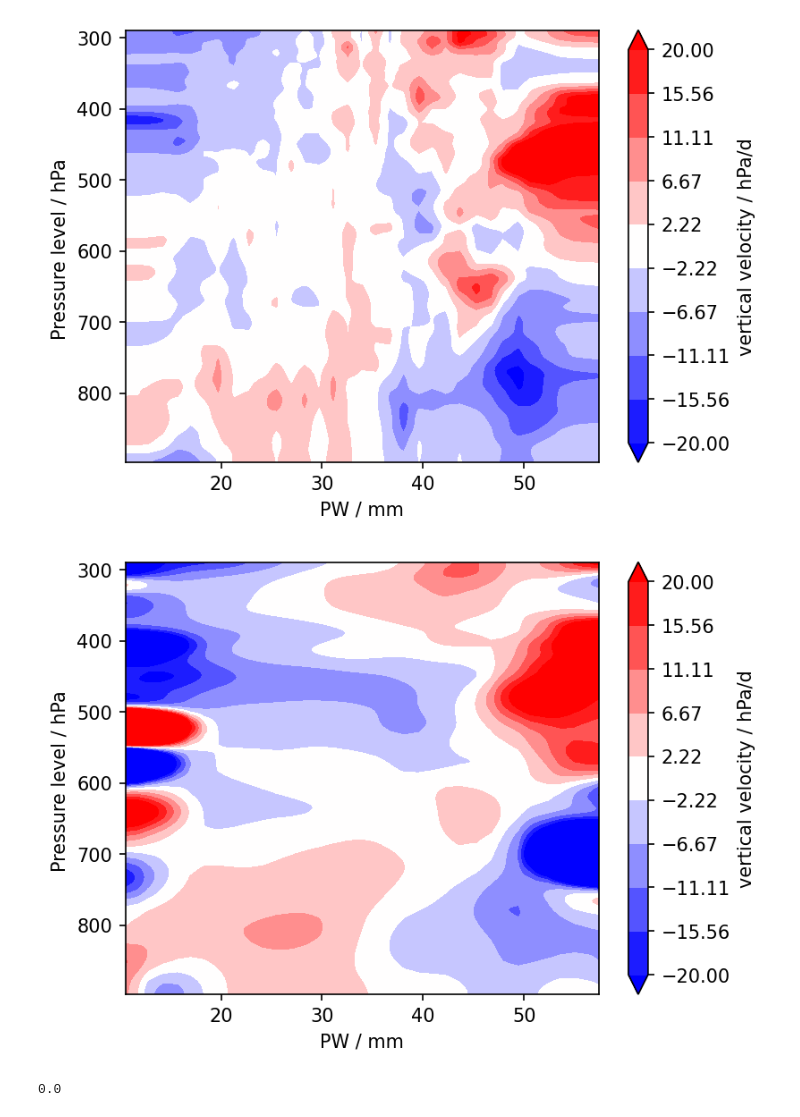
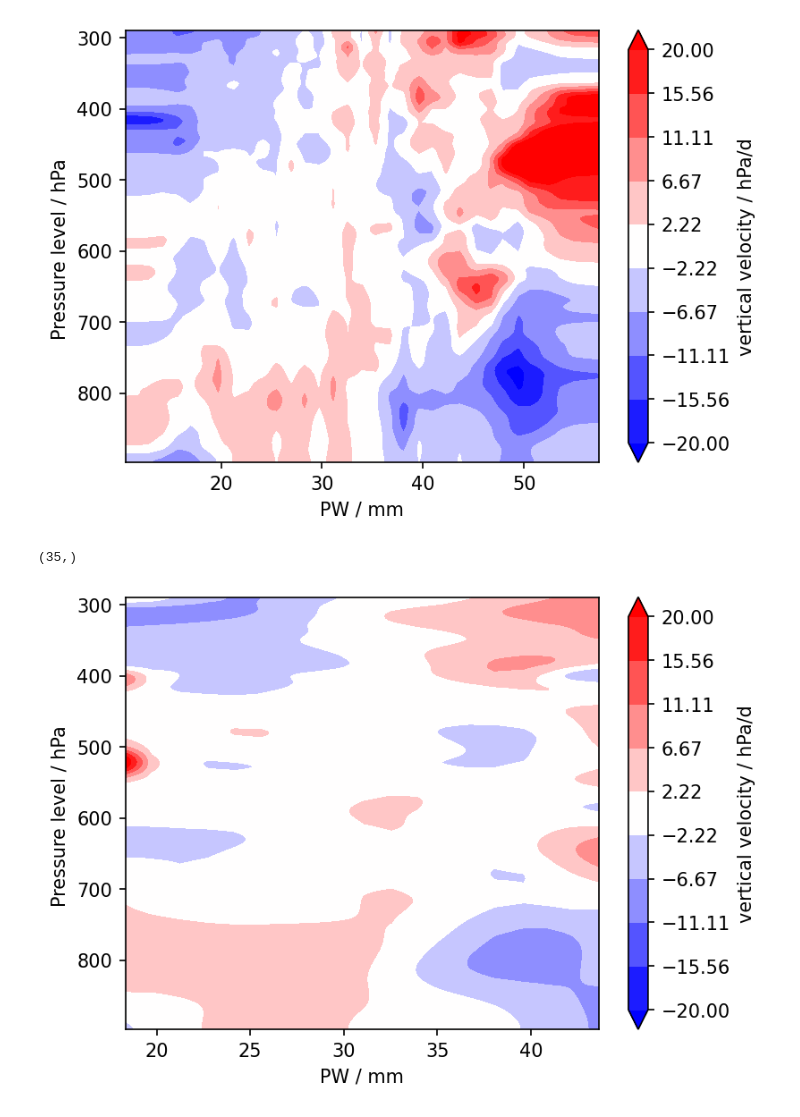
Before and after one commit to observingClouds/trade-wind-course_2021, a Jupyter notebook: PW_sorted_HeatingProfiles.ipynb, the cells around one changed output. Drawn from its saved outputs; the diff is of its cells as text; code cells hidden in the pictures.

Commit message:
Anomaly calculated after the grouping into PW bins

```diff
--- a/PW_sorted_HeatingProfiles.ipynb
+++ b/PW_sorted_HeatingProfiles.ipynb
@@ -196,3 +229,3 @@ plt.xlabel('pw bin');
 # %%
-heating_anomaly = (ds_radiation_mean.q_rad - np.nanmean(ds_radiation_mean.q_rad,axis=0)) # axis 0 is altitude
-ds_radiation_mean["heating_anomaly_2"] = xr.DataArray(heating_anomaly, dims = ["pw_bins", "alt"])
+heating_anomaly = (ds_radiation_grp.q_rad - np.nanmean(ds_radiation_grp.q_rad,axis=0)) # axis 0 is altitude
+ds_radiation_grp["heating_anomaly_2"] = xr.DataArray(heating_anomaly, dims = ["pw_bins", "alt"])
@@ -205,7 +258,14 @@ plt.colorbar(label='heating anomaly per height level');
 # %% [output]
 [figure]
 # %%
-omega_clear_2 = circ.wtg(ds_radiation_mean.temperature*units.kelvin,ds_radiation_mean.theta*units.kelvin,
-                  ds_radiation_mean.heating_anomaly_2 *units.kelvin/units.day,
-                  ds_radiation_mean.dtheta_dp*units.kelvin/units.pascal)
-ds_radiation_mean["omega_clear_2"] = xr.DataArray(omega_clear_2.metpy.magnitude, dims = ["pw_bins", "alt"])
+# Anomaly calculated after grouping
+omega_clear_2 = circ.wtg(ds_radiation_grp.temperature*units.kelvin,ds_radiation_grp.theta*units.kelvin,
+                  ds_radiation_grp.heating_anomaly_2 *units.kelvin/units.day,
+                  ds_radiation_grp.dtheta_dp*units.kelvin/units.pascal)
+ds_radiation_grp["omega_clear_2"] = xr.DataArray(omega_clear_2.metpy.magnitude, dims = ["pw_bins", "alt"])
+
+# Anomaly calculated after grouping
+omega_clear_bin_instant_net = circ.wtg(ds_radiation_grp.temperature*units.kelvin,ds_radiation_grp.theta*units.kelvin,
+                  ds_radiation_grp.q_rad *units.kelvin/units.day,
+                  ds_radiation_grp.dtheta_dp*units.kelvin/units.pascal)
+ds_radiation_grp["omega_clear_bin_instant_net"] = xr.DataArray(omega_clear_bin_instant_net.metpy.magnitude, dims = ["pw_bins", "alt"])
@@ -232,10 +272,14 @@ Data variables:
 # %%
 # # smooth specific fields
-omega_clear_smooth = scipy.ndimage.filters.gaussian_filter(ds_radiation_mean.omega_clear_2.T,(20,2))
-# Q_anomaly_smooth = scipy.ndimage.filters.gaussian_filter(ds_radiation_mean.heating_anomaly_2.T,(20,2))
-Q_anomaly_smooth = scipy.ndimage.filters.gaussian_filter(ds_radiation_mean.q_rad.T,(20,2))
+omega_clear_smooth = scipy.ndimage.filters.gaussian_filter(ds_radiation_grp.omega_clear_2.T,(20,2))
+omega_clear_bin_instant_net = scipy.ndimage.filters.gaussian_filter(ds_radiation_grp.omega_clear_bin_instant_net.T,(20,2))
+# Q_anomaly_smooth = scipy.ndimage.filters.gaussian_filter(ds_radiation_grp.heating_anomaly_2.T,(20,2))
+Q_smooth_net = scipy.ndimage.filters.gaussian_filter(ds_radiation_grp.q_rad.T,(20,2))
 # %%
 omega_clear_smooth_anomaly_all = omega_clear_smooth.T-np.mean(omega_clear_smooth,axis=1)
-Q_anomaly_smooth_anomaly_all = Q_anomaly_smooth.T-np.mean(Q_anomaly_smooth, axis=1)  # this is incorrect, Q_anomaly must be calculated again
+# Q_anomaly_smooth_anomaly_all = Q_anomaly_smooth.T-np.mean(Q_anomaly_smooth, axis=1)  # this is incorrect, Q_anomaly must be calculated again
 omega_clear_smooth_anomaly_sel = omega_clear_smooth[:,6:25].T-np.mean(omega_clear_smooth[:,6:25],axis=1)  # excluding extreme bins with few profiles
-Q_anomaly_smooth_anomaly_sel = Q_anomaly_smooth[:,6:25].T-np.mean(Q_anomaly_smooth[:,6:25], axis=1)  # this is incorrect, Q_anomaly must be calculated again
+# Q_anomaly_smooth_anomaly_sel = Q_anomaly_smooth[:,6:25].T-np.mean(Q_anomaly_smooth[:,6:25], axis=1)  # this is incorrect, Q_anomaly must be calculated again
+omega_clear_bin_instant_net_anomaly_all = omega_clear_bin_instant_net.T-np.mean(omega_clear_bin_instant_net,axis=1)
+omega_clear_bin_instant_net_anomaly_sel = omega_clear_bin_instant_net[:,6:25].T-np.mean(omega_clear_bin_instant_net[:,6:25],axis=1)
+Q_smooth_net_anomaly_sel = Q_smooth_net[:,6:25].T-np.mean(Q_smooth_net[:,6:25], axis=1)
@@ -294,31 +337,30 @@ c1 = plt.colorbar(p1)
 c1.set_label("vertical velocity / hPa/d")
 # %% [output]
 [figure]
+# %%
+np.shape(ds_radiation_grp.pw)
+# %% [output]
+(35,)
 # %%
 fig = plt.figure(figsize=(5.69,4.27), dpi=150)
 ax  = plt.subplot(111)
-bound = np.nanmax([np.abs(np.nanpercentile(omega_clear_smooth.T*860.,1)),
-                   np.abs(np.nanpercentile(omega_clear_smooth.T*860.,99))])
+bound = np.nanmax([np.abs(np.nanpercentile(omega_clear_bin_instant_net_anomaly_sel.T*860.,1)),
+                   np.abs(np.nanpercentile(omega_clear_bin_instant_net_anomaly_sel.T*860.,99))])
 bound = 20
-p1  = ax.contourf(ds_radiation_mean.pw,ds_radiation_mean.pressure.mean(dim="pw_bins")/100,
-                  omega_clear_smooth*860.,cmap="bwr",levels=np.linspace(-bound,+bound,10),
+p1  = ax.contourf(ds_radiation_grp.pw[6:25],ds_radiation_grp.pressure.mean(dim="pw_bins")/100,
+                  omega_clear_bin_instant_net_anomaly_sel.T*860.,cmap="bwr",levels=np.linspace(-bound,+bound,10),
                   interpolation="none",extend="both")
 # plt.gca().invert_yaxis()
 # ax.set_xlabel(r'Percentile of IWV')
 # ax.set_xticklabels(['0','20','40','60','80','100'])
 
 ax.set_ylabel("Pressure level / hPa ")
 ax.set_xlabel("PW / mm")
 ax.invert_yaxis()
 c1 = plt.colorbar(p1)
 c1.set_label("vertical velocity / hPa/d")
 # %% [output]
-[figure, old version]
+[figure, new version]
-# %%
-np.round(np.nanmax([np.abs(np.nanpercentile(Q_anomaly_smooth_anomaly_sel,1)),
-                            np.abs(np.nanpercentile(Q_anomaly_smooth_anomaly_sel,99))]))
-# %% [output]
-0.0
 # %%
 fig = plt.figure(figsize=plt.figaspect(1), dpi=150)
 ax  = plt.subplot(111)
```
Also changed, not shown: parts of 23 cells of this notebook.
